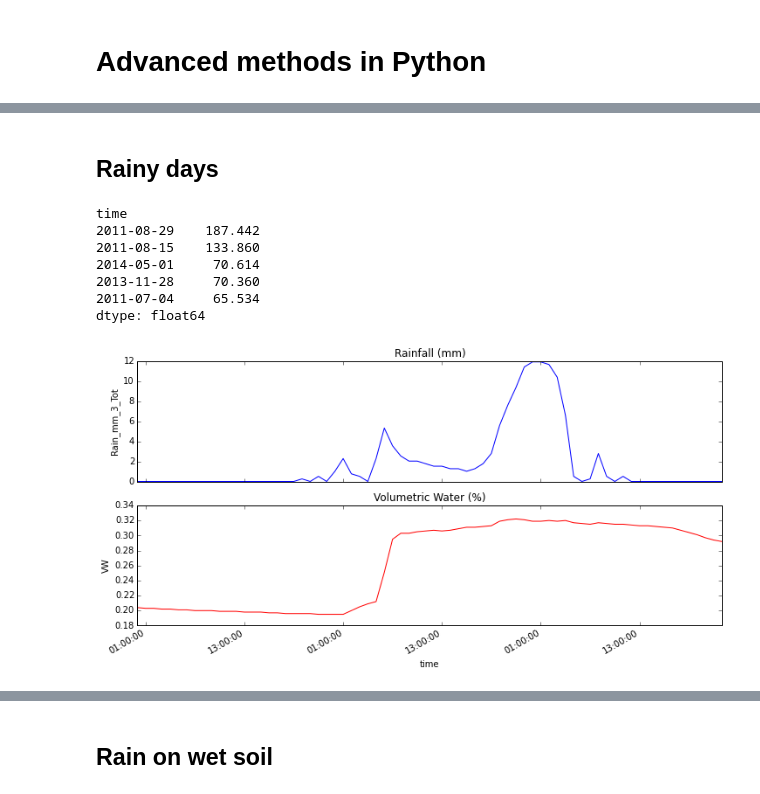
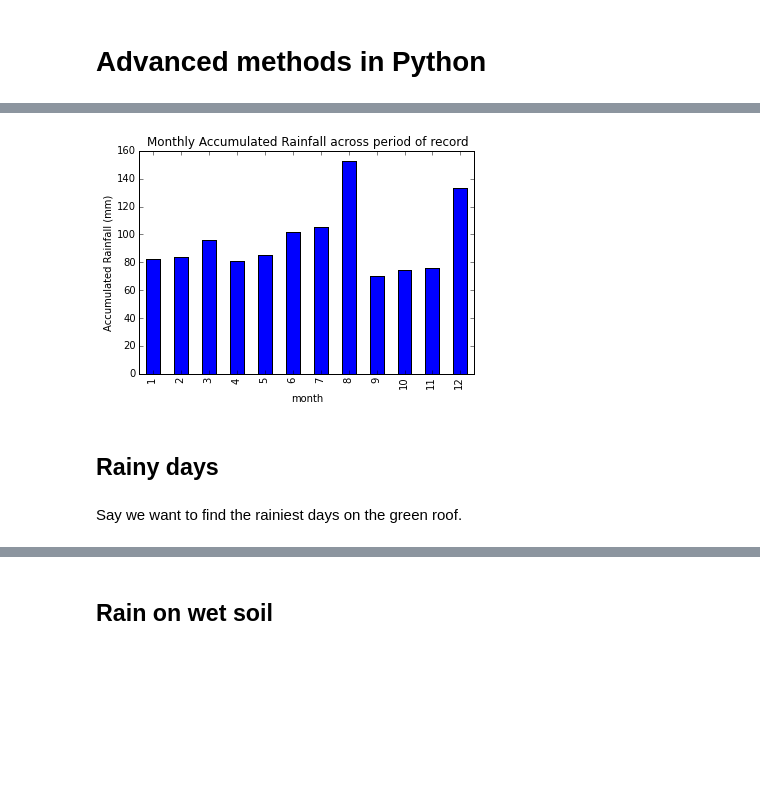
Before and after one commit to jsignell/intro-to-netcdf, a Jupyter notebook: Advanced methods in Python.ipynb, the cells around one changed output, grey strips where cells are left out. Cells and saved outputs as stored; diff of their text form; code cells hidden in the pictures; blank space fills up the shorter version.

```diff
--- a/Advanced methods in Python.ipynb
+++ b/Advanced methods in Python.ipynb
@@ -23,14 +83,17 @@ If you want to check out the names of the variables in this NetCDF file, you can
+# %%
+# convert to a pandas.dataframe object
+df = ds['Rain_mm_3_Tot'].to_dataframe()
+
+# pivot the data to make the index the accumulated rainfall and the columns the years.
+pv = pd.pivot_table(a, index=a.index.month, columns=a.index.year, values='Rain_mm_3_Tot', aggfunc='sum')
+
+# take the mean across the columns (years) and then plot it as a bar graph
+pv.mean(axis=1).plot.bar()
+plt.ylabel('Accumulated Rainfall (mm)')
+plt.xlabel('month')
+plt.title('Monthly Accumulated Rainfall across period of record')
+plt.show()
+# %% [output]
+[figure, added]
 # %% [markdown]
 ## Rainy days
-# %%
-ds_wet_day = ds['Rain_mm_3_Tot'].resample('1D','time', how='sum', label='right')
-wettest = ds_wet_day.to_pandas().sort_values(ascending=False)
-wettest.head()
-# %% [output]
-time
-2011-08-29    187.442
-2011-08-15    133.860
-2014-05-01     70.614
-2013-11-28     70.360
-2011-07-04     65.534
-dtype: float64
@@ -39,12 +100,2 @@ rainy_day = ds[['Rain_mm_3_Tot', 'VW']].sel(time=slice('2014-04-29', '2014-05-01
-# %%
-fig, axes = plt.subplots(ncols=1, nrows=2, figsize=(12,6), sharex=True)
-
-rainy_day['Rain_mm_3_Tot'].plot(ax=axes[0], c='b')
-axes[0].set_title('Rainfall (mm)')
-
-rainy_day['VW'].plot(ax=axes[1], c='r')
-axes[1].set_title('Volumetric Water (%)')
-
-plt.show()
-# %% [output]
-[figure, removed]
+# %% [markdown]
+Say we want to find the rainiest days on the green roof.
```
Also changed, not shown: parts of 23 cells of this notebook, 1 other file.
